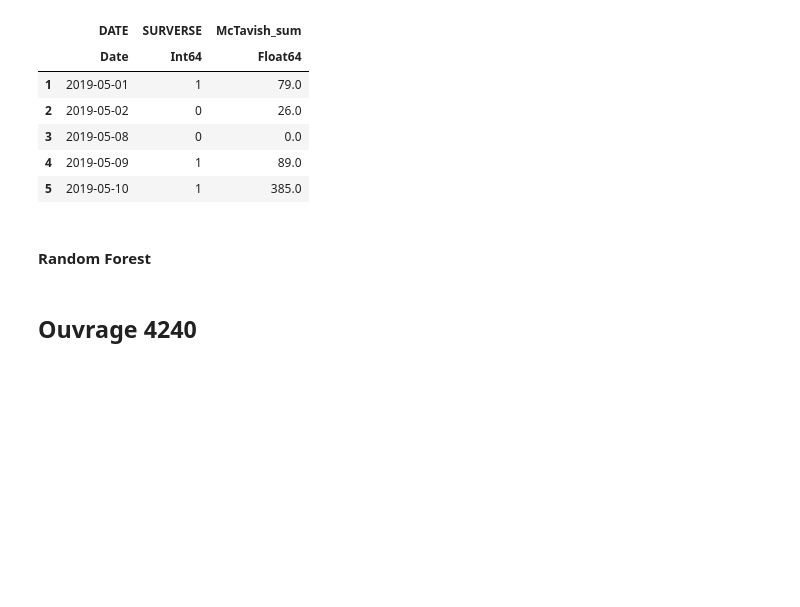
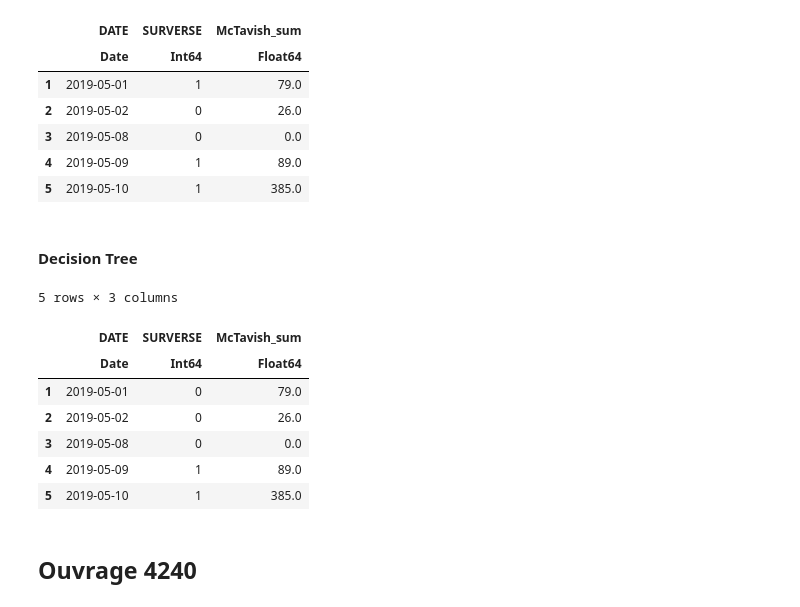
Before and after one commit to JeyzerMC/MTH3302-Project, a Jupyter notebook: Modele_Isolation.ipynb, the cells around one changed output. Drawn from its saved outputs; the diff is of its cells as text; code cells hidden in the pictures; blank space fills up the shorter version.

```diff
--- a/Modele_Isolation.ipynb
+++ b/Modele_Isolation.ipynb
@@ -17,6 +17,12 @@ val_form = @formula(SURVERSE ~ McTavish_sum + McTavish_max + McTavish_max3 +
                                Assomption_sum + Assomption_max + Assomption_max3 +
                                Trudeau_sum + Trudeau_max + Trudeau_max3 +
                                StHubert_sum + StHubert_max + StHubert_max3);
+# %%
+names_ft = [:McTavish_sum, :McTavish_max, :McTavish_max3,
+            :Bellevue_sum, :Bellevue_max, :Bellevue_max3,
+            :Assomption_sum, :Assomption_max, :Assomption_max3,
+            :Trudeau_sum, :Trudeau_max, :Trudeau_max3,
+            :StHubert_sum, :StHubert_max, :StHubert_max3];
 # %% [markdown]
 ## Ouvrage 3260
 # %%
@@ -119,8 +148,31 @@ first(pred_3350[!, [:DATE, :SURVERSE, :McTavish_sum]], 5)
 | 3 | 2019-05-08 | 0 | 0.0 |
 | 4 | 2019-05-09 | 1 | 89.0 |
 | 5 | 2019-05-10 | 1 | 385.0 |
-# %% [markdown]
-#### Random Forest
+# %% [markdown]
+#### Decision Tree
+# %%
+dt_features = convert(Matrix{Float64}, data_3350[:, names_ft]);
+dt_labels = convert(Array{Int64}, data_3350[!,:SURVERSE]);
+dt_model = build_tree(dt_labels, dt_features);
+
+dt_model = prune_tree(dt_model, 0.9)
+
+dt_to_pred = convert(Matrix{Float64}, test_3350[:, names_ft]);
+test_pred = apply_tree(dt_model, dt_to_pred);
+
+pred_3350 = test_3350;
+pred_3350[!, :SURVERSE] = test_pred;
+# %%
+first(pred_3350[!, [:DATE, :SURVERSE, :McTavish_sum]], 5)
+# %% [output]
+5 rows × 3 columns
+|  | DATE | SURVERSE | McTavish_sum |
+|  | Date | Int64 | Float64 |
+| 1 | 2019-05-01 | 0 | 79.0 |
+| 2 | 2019-05-02 | 0 | 26.0 |
+| 3 | 2019-05-08 | 0 | 0.0 |
+| 4 | 2019-05-09 | 1 | 89.0 |
+| 5 | 2019-05-10 | 1 | 385.0 |
 # %% [markdown]
 ## Ouvrage 4240
 # %%
```
Also changed, not shown: parts of 19 cells of this notebook, 4 other files.
